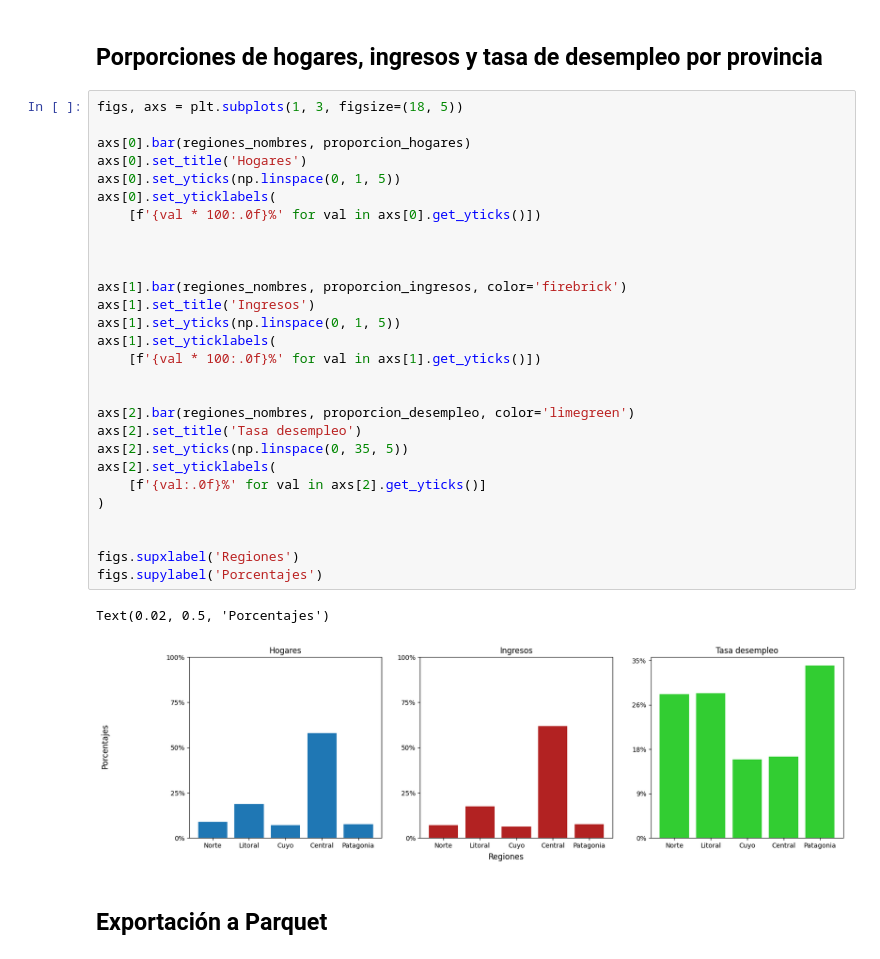
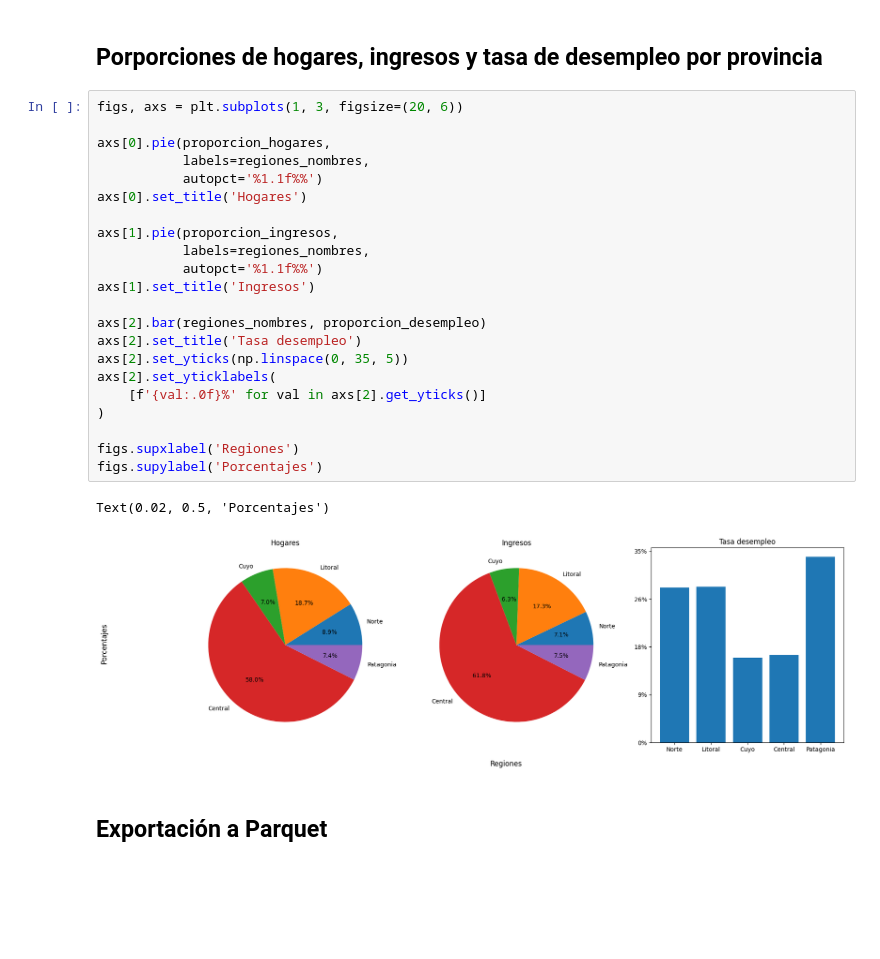
Before and after one commit to Isaiasgaray/fundamentos_tp, a Jupyter notebook: tp1/ejercicio_1/ejercicio1.ipynb, the cells around one changed output. Cells and saved outputs as stored; diff of their text form; blank space fills up the shorter version.

```diff
--- a/tp1/ejercicio_1/ejercicio1.ipynb
+++ b/tp1/ejercicio_1/ejercicio1.ipynb
@@ -254,36 +262,30 @@ proporcion_desempleo = \
 # %% [markdown]
 ## Porporciones de hogares, ingresos y tasa de desempleo por provincia
 # %%
-figs, axs = plt.subplots(1, 3, figsize=(18, 5))
+figs, axs = plt.subplots(1, 3, figsize=(20, 6))
 
-axs[0].bar(regiones_nombres, proporcion_hogares)
+axs[0].pie(proporcion_hogares,
+           labels=regiones_nombres,
+           autopct='%1.1f%%')
 axs[0].set_title('Hogares')
-axs[0].set_yticks(np.linspace(0, 1, 5))
-axs[0].set_yticklabels(
-    [f'{val * 100:.0f}%' for val in axs[0].get_yticks()])
 
+axs[1].pie(proporcion_ingresos,
+           labels=regiones_nombres,
+           autopct='%1.1f%%')
+axs[1].set_title('Ingresos')
 
-
-axs[1].bar(regiones_nombres, proporcion_ingresos, color='firebrick')
-axs[1].set_title('Ingresos')
-axs[1].set_yticks(np.linspace(0, 1, 5))
-axs[1].set_yticklabels(
-    [f'{val * 100:.0f}%' for val in axs[1].get_yticks()])
-
-
-axs[2].bar(regiones_nombres, proporcion_desempleo, color='limegreen')
+axs[2].bar(regiones_nombres, proporcion_desempleo)
 axs[2].set_title('Tasa desempleo')
 axs[2].set_yticks(np.linspace(0, 35, 5))
 axs[2].set_yticklabels(
     [f'{val:.0f}%' for val in axs[2].get_yticks()]
 )
 
-
 figs.supxlabel('Regiones')
 figs.supylabel('Porcentajes')
 # %% [output]
 Text(0.02, 0.5, 'Porcentajes')
-[figure, old version]
+[figure, new version]
 # %% [markdown]
 ## Exportación a Parquet
 # %%
```
Also changed, not shown: parts of 2 cells of this notebook, 4 other files.
